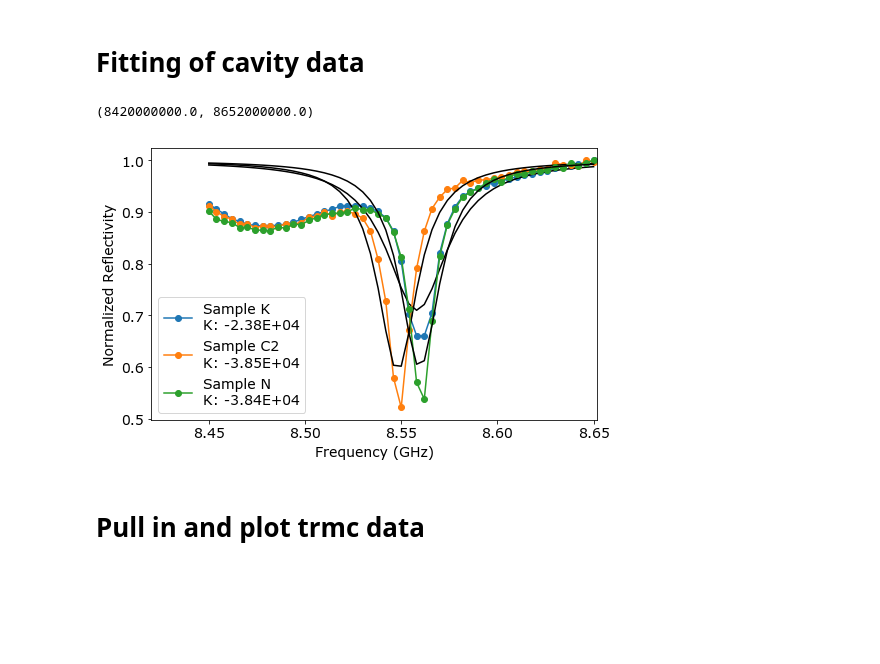
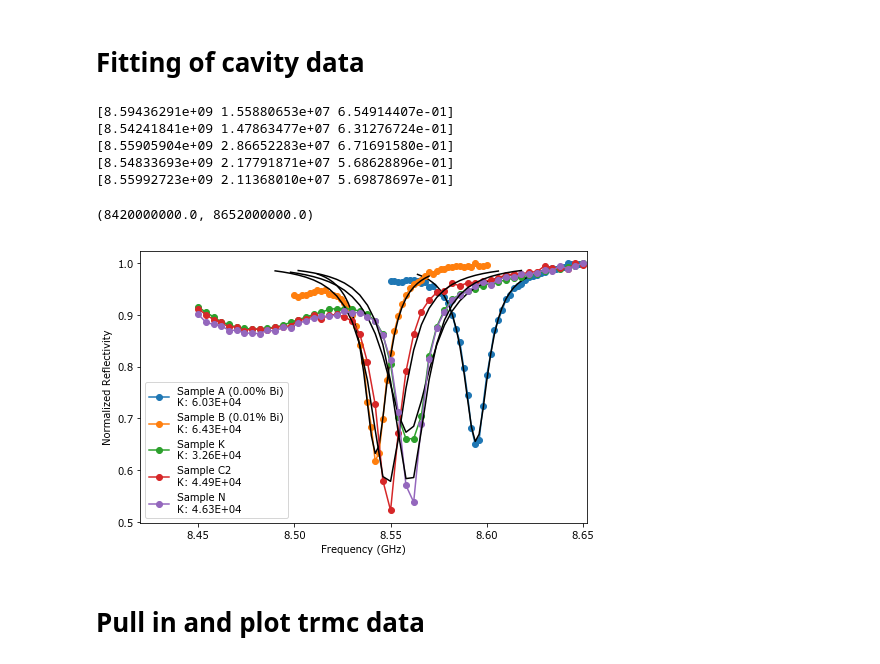
Before and after one commit to aspitarl/TRMC, a Jupyter notebook: 11-02-18.ipynb, the cells around one changed output. Drawn from its saved outputs; the diff is of its cells as text; code cells hidden in the pictures; blank space fills up the shorter version.

```diff
--- a/11-02-18.ipynb
+++ b/11-02-18.ipynb
@@ -35,45 +35,57 @@ fp_sw_C2 = 'C:\\Users\\aspit\\OneDrive\\Data\\TRMC\\Sample Set 2\\Sample C\\Swee
 fp_sw_N = 'C:\\Users\\aspit\\OneDrive\\Data\\TRMC\\Sample Set 2\\Sample N\\Sweep_exp.csv'
 
 fps = {'A': fp_sw_A,'B': fp_sw_B,'K': fp_sw_K,'C2': fp_sw_C2,'N': fp_sw_N }
-del fps['A']
-del fps['B']
+# del fps['A']
+# del fps['B']
 
 swps = []
 maxV = {}
 for samp in fps:
     df = pd.read_csv(fps[samp], index_col = 0)
     swps.append(df['Experimental R'])
     maxV[samp] = 0.012#df[' Vsignal(V)'].max()
 
 swps = dict(zip(fps.keys(),swps))
 
 back_V_fit = {} #Forgot to copy values sometimes, so using the Vsignal max value and R0 to estimate background voltage
 K = {}
 
 fig, ax = plt.subplots(1,figsize = (8,5))
 for sample in swps:
     sweep = swps[sample]
     xdata = sweep.index.values
     ydata = sweep.values
 
+    minidx = ydata.argmin()
+    minfreq = xdata[minidx]
 
-    p0 =[8.6e9,1e7,.5]
-    popt,popc = scipy.optimize.curve_fit(trmc.lor,xdata,ydata, p0 )
+
+    p0 =[minfreq,1e7,.5]
+    bounds = ([0,0,0],[np.inf,np.inf,np.inf])
+    window = 15
+    sl = slice(minidx-window,minidx+window)
+    popt,popc = scipy.optimize.curve_fit(trmc.lor,xdata[sl],ydata[sl], p0 , bounds = bounds)
     fit_func = trmc.lor(xdata,*popt)
+    print(popt)
 
     K[sample] = trmc.calc_K(f0 = popt[0], w = popt[1], R0 = popt[2], printparams = False)
     back_V_fit[sample] = -maxV[sample]*popt[2]
 
     ax.plot(sweep, marker = 'o', label = (labels[sample] + "\nK: " + str("{:0.2E}".format(K[sample]))))
-    ax.plot(xdata,fit_func , color = 'black')
+    ax.plot(xdata[sl],fit_func[sl] , color = 'black')
     ax.set_xlabel('Frequency (GHz)')
     ax.set_ylabel('Normalized Reflectivity')
 ax.legend()
 ax.xaxis.get_offset_text().set_visible(False)
 ax.set_xlim(8.42e9,8.652e9)
 # %% [output]
-(8420000000.0, 8652000000.0)
+[8.59436291e+09 1.55880653e+07 6.54914407e-01]
+[8.54241841e+09 1.47863477e+07 6.31276724e-01]
+[8.55905904e+09 2.86652283e+07 6.71691580e-01]
+[8.54833693e+09 2.17791871e+07 5.68628896e-01]
+[8.55992723e+09 2.11368010e+07 5.69878697e-01]
+(8420000000.0, 8652000000.0)
-[figure, old version]
+[figure, new version]
 # %% [markdown]
 # Pull in and plot trmc data
 # %%
```
Also changed, not shown: parts of 20 cells of this notebook.
